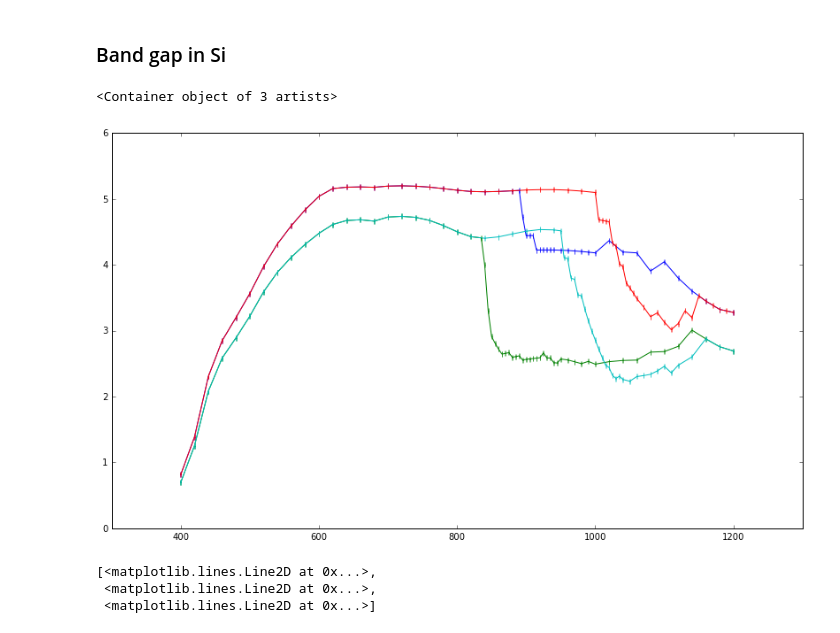
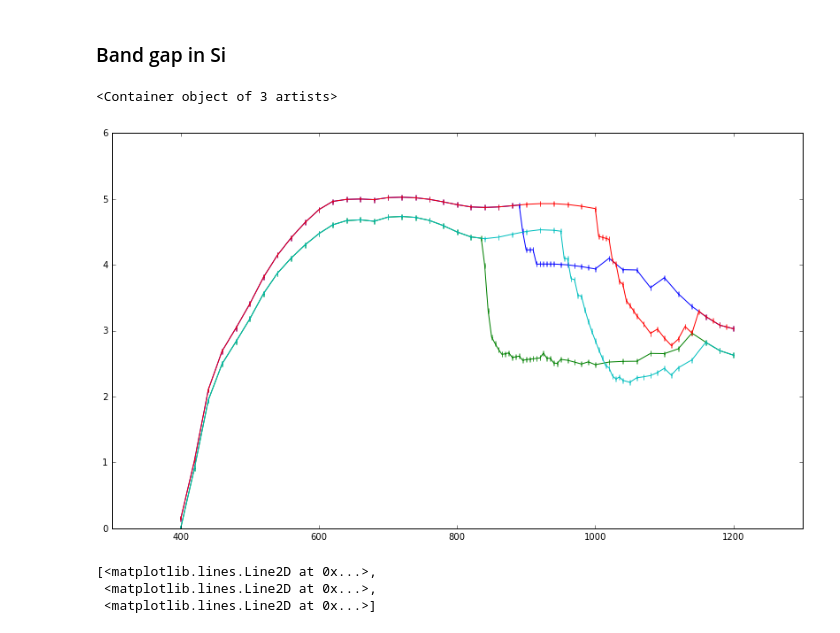
Before and after one commit to NlKLas/PyRePo, a Jupyter notebook: V44/V44.ipynb, the cells around one changed output. Drawn from its saved outputs; the diff is of its cells as text; code cells hidden in the pictures.

```diff
--- a/V44/V44.ipynb
+++ b/V44/V44.ipynb
@@ -21,21 +21,21 @@ U_0 = 2 # mV
 Δa = 1 # °
 
 a_1 = data[0][0] # °
-U_1 = data[0][1] # mV
+U_1 = data[0][1] - U_0 # mV
 λ_1 = 600 # nm
 
 λ_2 = [768, 905, 1060] # nm
 mono_2 = [data[1][0], data[2][0], data[3][0]] # nm
-U_2 = [data[1][1], data[2][1], data[3][1]] # mV
+U_2 = [data[1][1] - U_0, data[2][1] - U_0, data[3][1] - U_0] # mV
 
 mono_la = data[6][0] # nm
-U_la = [data[6][1], data[6][2], data[6][3]] # mV
+U_la = [data[6][1] - U_0, data[6][2] - U_0, data[6][3] - U_0] # mV
 
 mono_si = [data[7][0], data[8][0]] # nm
-U_si = [data[7][1], data[8][1]] # mV
+U_si = [data[7][1] - U_0, data[8][1] - U_0] # mV
 
 mono_ga = [data[4][0], data[5][0]] # nm
-U_ga = [data[4][1], data[5][1]] # mV
+U_ga = [data[4][1] - U_0, data[5][1] - U_0] # mV
 # %% [output]
 From Data the following files were imported:
 
@@ -267,13 +322,13 @@ for i in [0,1,2]:
 # %%
 fig,ax = plt.subplots(figsize=(14,8))
 
-ax.errorbar(mono_ga[0], α(U_ga[0], U_lamp(mono_ga[0], [0.5,0.5,0])), xerr = Δmono)#, fmt='none')
-ax.errorbar(mono_ga[1], α(U_ga[1], U_lamp(mono_ga[1], [0,0.5,0.5])), xerr = Δmono)#, fmt='none')
-ax.errorbar(mono_si[0], α(U_si[0], U_lamp(mono_si[0], [0.5,0.5,0])), xerr = Δmono)#, fmt='none')
-ax.errorbar(mono_si[1], α(U_si[1], U_lamp(mono_si[1], [0,0.5,0.5])), xerr = Δmono)#, fmt='none')
+ax.errorbar(mono_ga[0], α(U_ga[0], U_lamp(mono_ga[0], [0.3,0.7,0])), xerr = Δmono)#, fmt='none')
+ax.errorbar(mono_ga[1], α(U_ga[1], U_lamp(mono_ga[1], [0,0.3,0.7])), xerr = Δmono)#, fmt='none')
+ax.errorbar(mono_si[0], α(U_si[0], U_lamp(mono_si[0], [0.3,0.7,0])), xerr = Δmono)#, fmt='none')
+ax.errorbar(mono_si[1], α(U_si[1], U_lamp(mono_si[1], [0,0.3,0.7])), xerr = Δmono)#, fmt='none')
 # %% [output]
 <Container object of 3 artists>
-[figure, old version]
+[figure, new version]
 # %%
 # plots
 fig,ax = plt.subplots(figsize=(14,8))
```
Also changed, not shown: parts of 11 cells of this notebook, 7 other files.
